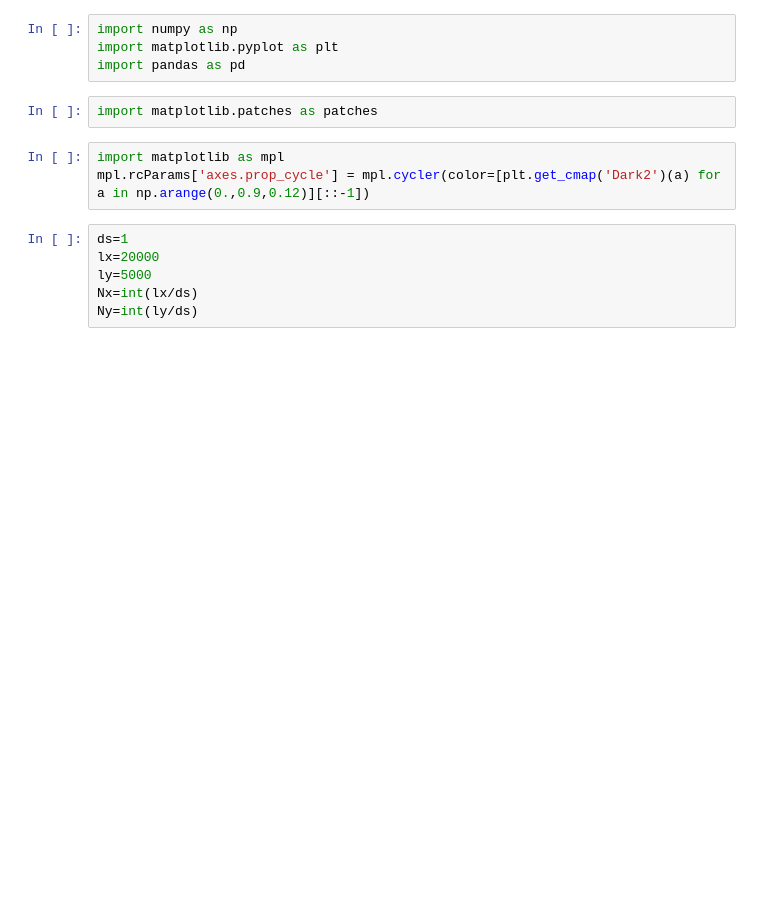
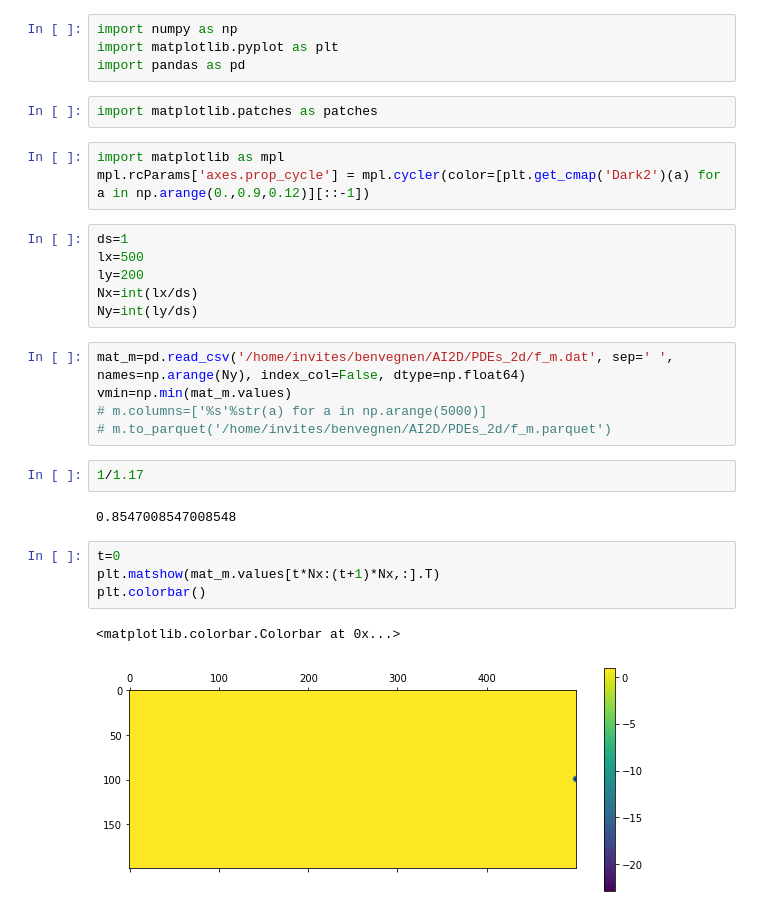
Before and after one commit to BrieucB/AI2d, a Jupyter notebook: AI2D_hydro/PDEs_2d/PDEs_2d_profiles.ipynb, the cells around one changed output. Saved outputs shown, nothing was run; the diff lists cells and outputs as text; blank space fills up the shorter version.

```diff
--- a/AI2D_hydro/PDEs_2d/PDEs_2d_profiles.ipynb
+++ b/AI2D_hydro/PDEs_2d/PDEs_2d_profiles.ipynb
@@ -9,7 +9,23 @@ import matplotlib as mpl
 mpl.rcParams['axes.prop_cycle'] = mpl.cycler(color=[plt.get_cmap('Dark2')(a) for a in np.arange(0.,0.9,0.12)][::-1])
 # %%
 ds=1
-lx=20000
-ly=5000
+lx=500
+ly=200
 Nx=int(lx/ds)
 Ny=int(ly/ds)
+# %%
+mat_m=pd.read_csv('/home/invites/benvegnen/AI2D/PDEs_2d/f_m.dat', sep=' ', names=np.arange(Ny), index_col=False, dtype=np.float64)
+vmin=np.min(mat_m.values)
+# m.columns=['%s'%str(a) for a in np.arange(5000)]
+# m.to_parquet('/home/invites/benvegnen/AI2D/PDEs_2d/f_m.parquet')
+# %%
+1/1.17
+# %% [output]
+0.8547008547008548
+# %%
+t=0
+plt.matshow(mat_m.values[t*Nx:(t+1)*Nx,:].T)
+plt.colorbar()
+# %% [output]
+<matplotlib.colorbar.Colorbar at 0x...>
+[figure, added]
```
Also changed, not shown: parts of 40 cells of this notebook, 50 other files.
